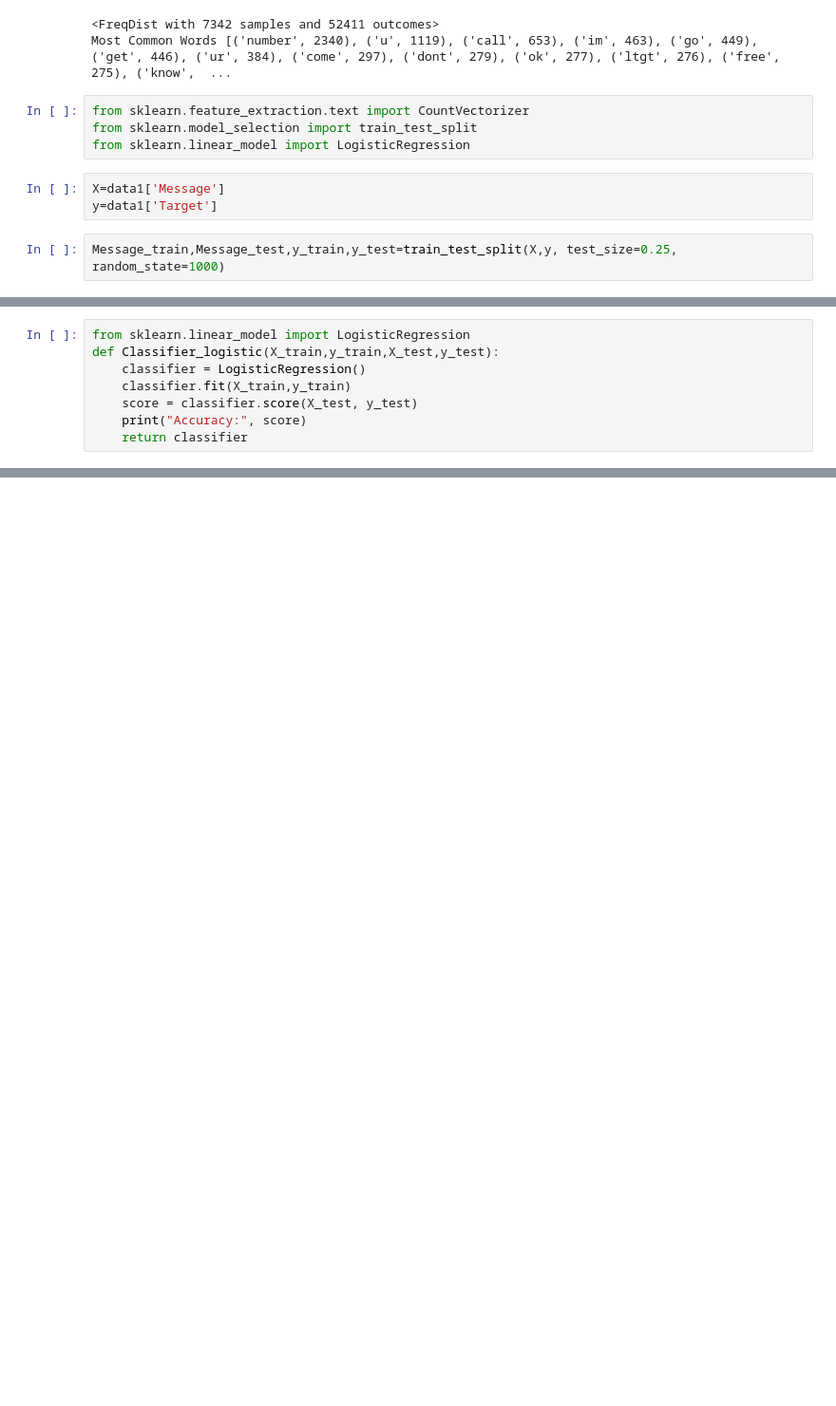
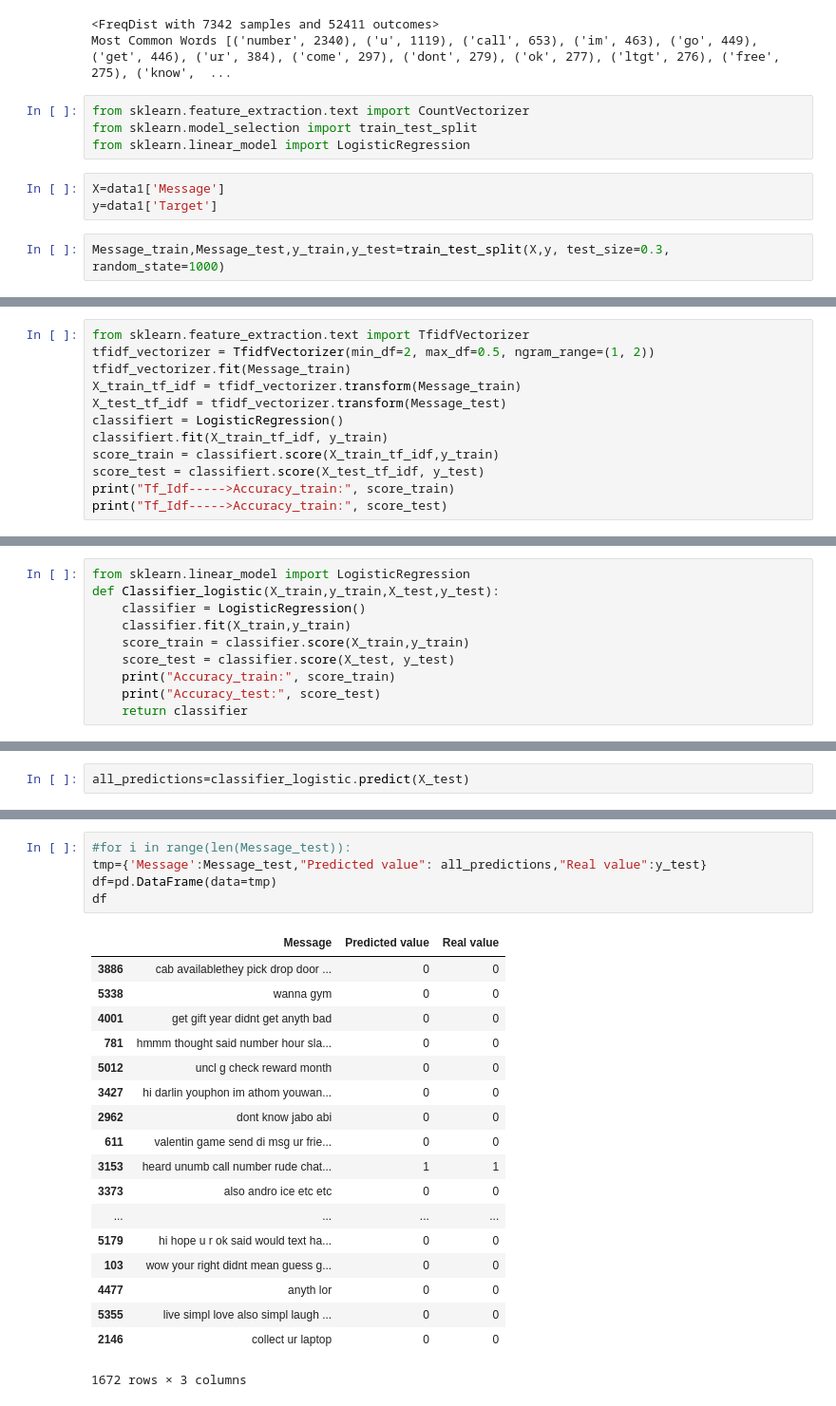
Before and after one commit to nourdugha/nlp, a Jupyter notebook: script/Mini_Project NLP.ipynb, the cells around one changed output, grey strips where cells are left out. Shown: that part at 95% size. Saved outputs shown, nothing was run; the diff lists cells and outputs as text; blank space fills up the shorter version.

```diff
--- a/script/Mini_Project NLP.ipynb
+++ b/script/Mini_Project NLP.ipynb
@@ -199,6 +223,6 @@ from sklearn.linear_model import LogisticRegression
 X=data1['Message']
 y=data1['Target']
 # %%
-Message_train,Message_test,y_train,y_test=train_test_split(X,y, test_size=0.25, random_state=1000)
+Message_train,Message_test,y_train,y_test=train_test_split(X,y, test_size=0.3, random_state=1000)
 # %%
 print("X_train_shape(messages) : {}".format(Message_train.shape[0]))
@@ -212,0 +239,12 @@ y_test_shape(label) : 1393
+# %%
+from sklearn.feature_extraction.text import TfidfVectorizer
+tfidf_vectorizer = TfidfVectorizer(min_df=2, max_df=0.5, ngram_range=(1, 2))
+tfidf_vectorizer.fit(Message_train)
+X_train_tf_idf = tfidf_vectorizer.transform(Message_train)
+X_test_tf_idf = tfidf_vectorizer.transform(Message_test)
+classifiert = LogisticRegression()
+classifiert.fit(X_train_tf_idf, y_train)
+score_train = classifiert.score(X_train_tf_idf,y_train)
+score_test = classifiert.score(X_test_tf_idf, y_test)
+print("Tf_Idf----->Accuracy_train:", score_train)
+print("Tf_Idf----->Accuracy_train:", score_test)
@@ -225,8 +281,10 @@ from sklearn.linear_model import LogisticRegression
 def Classifier_logistic(X_train,y_train,X_test,y_test):
     classifier = LogisticRegression()
     classifier.fit(X_train,y_train)
-    score = classifier.score(X_test, y_test)
-    print("Accuracy:", score)
+    score_train = classifier.score(X_train,y_train)
+    score_test = classifier.score(X_test, y_test)
+    print("Accuracy_train:", score_train)
+    print("Accuracy_test:", score_test)
     return classifier
 # %%
 classifier_logistic=Classifier_logistic(X_train,y_train,X_test,y_test)
@@ -241,0 +299,2 @@ Accuracy: 0.9741564967695621
+# %%
+all_predictions=classifier_logistic.predict(X_test)
@@ -241,0 +309,24 @@ Accuracy: 0.9741564967695621
+# %%
+#for i in range(len(Message_test)):
+tmp={'Message':Message_test,"Predicted value": all_predictions,"Real value":y_test}
+df=pd.DataFrame(data=tmp)
+df
+# %% [output]
+|  | Message | Predicted value | Real value |
+| 3886 | cab availablethey pick drop door ... | 0 | 0 |
+| 5338 | wanna gym | 0 | 0 |
+| 4001 | get gift year didnt get anyth bad | 0 | 0 |
+| 781 | hmmm thought said number hour sla... | 0 | 0 |
+| 5012 | uncl g check reward month | 0 | 0 |
+| 3427 | hi darlin youphon im athom youwan... | 0 | 0 |
+| 2962 | dont know jabo abi | 0 | 0 |
+| 611 | valentin game send di msg ur frie... | 0 | 0 |
+| 3153 | heard unumb call number rude chat... | 1 | 1 |
+| 3373 | also andro ice etc etc | 0 | 0 |
+| ... | ... | ... | ... |
+| 5179 | hi hope u r ok said would text ha... | 0 | 0 |
+| 103 | wow your right didnt mean guess g... | 0 | 0 |
+| 4477 | anyth lor | 0 | 0 |
+| 5355 | live simpl love also simpl laugh ... | 0 | 0 |
+| 2146 | collect ur laptop | 0 | 0 |
+1672 rows × 3 columns
```
Also changed, not shown: parts of 39 cells of this notebook.
